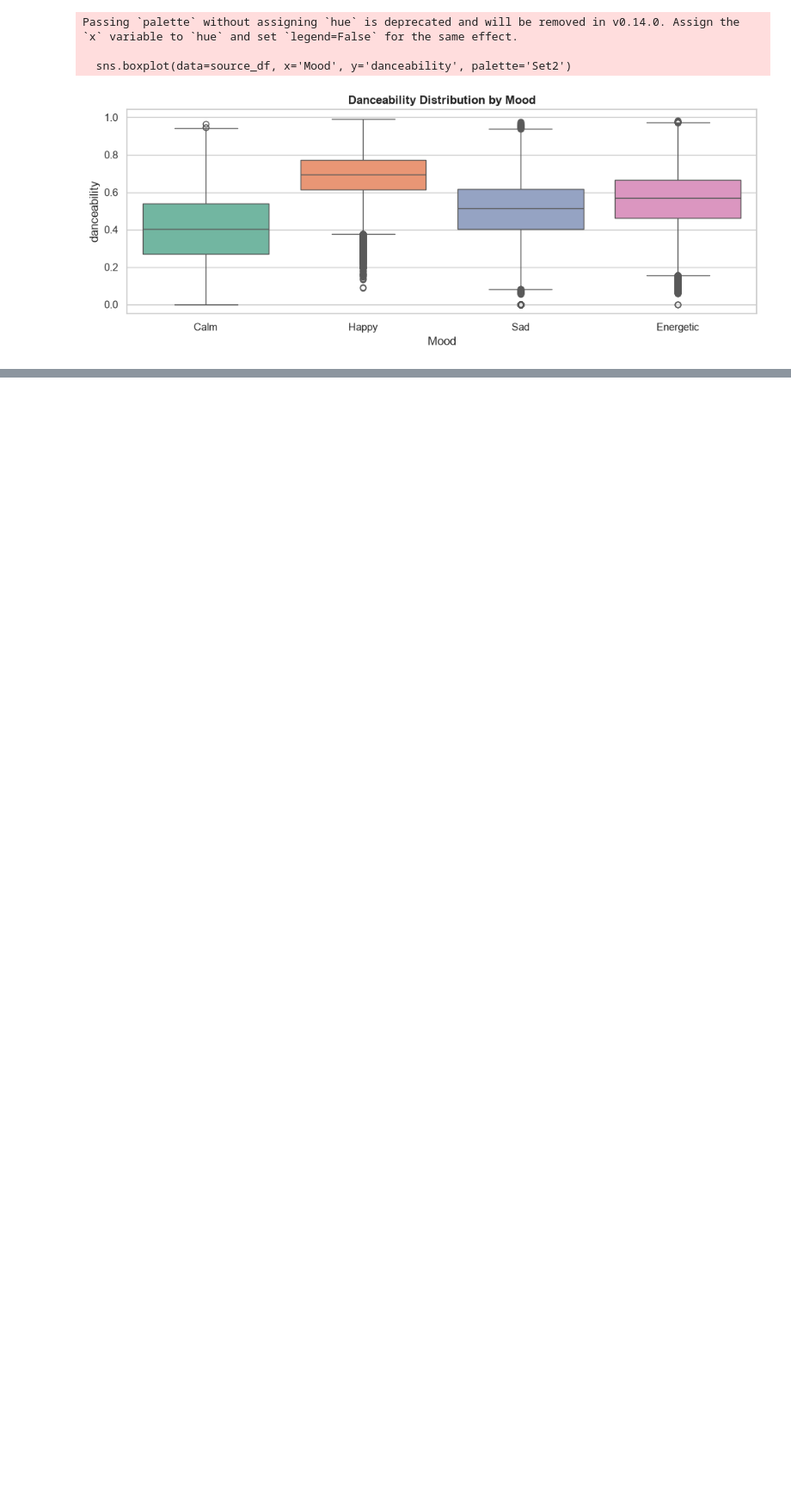
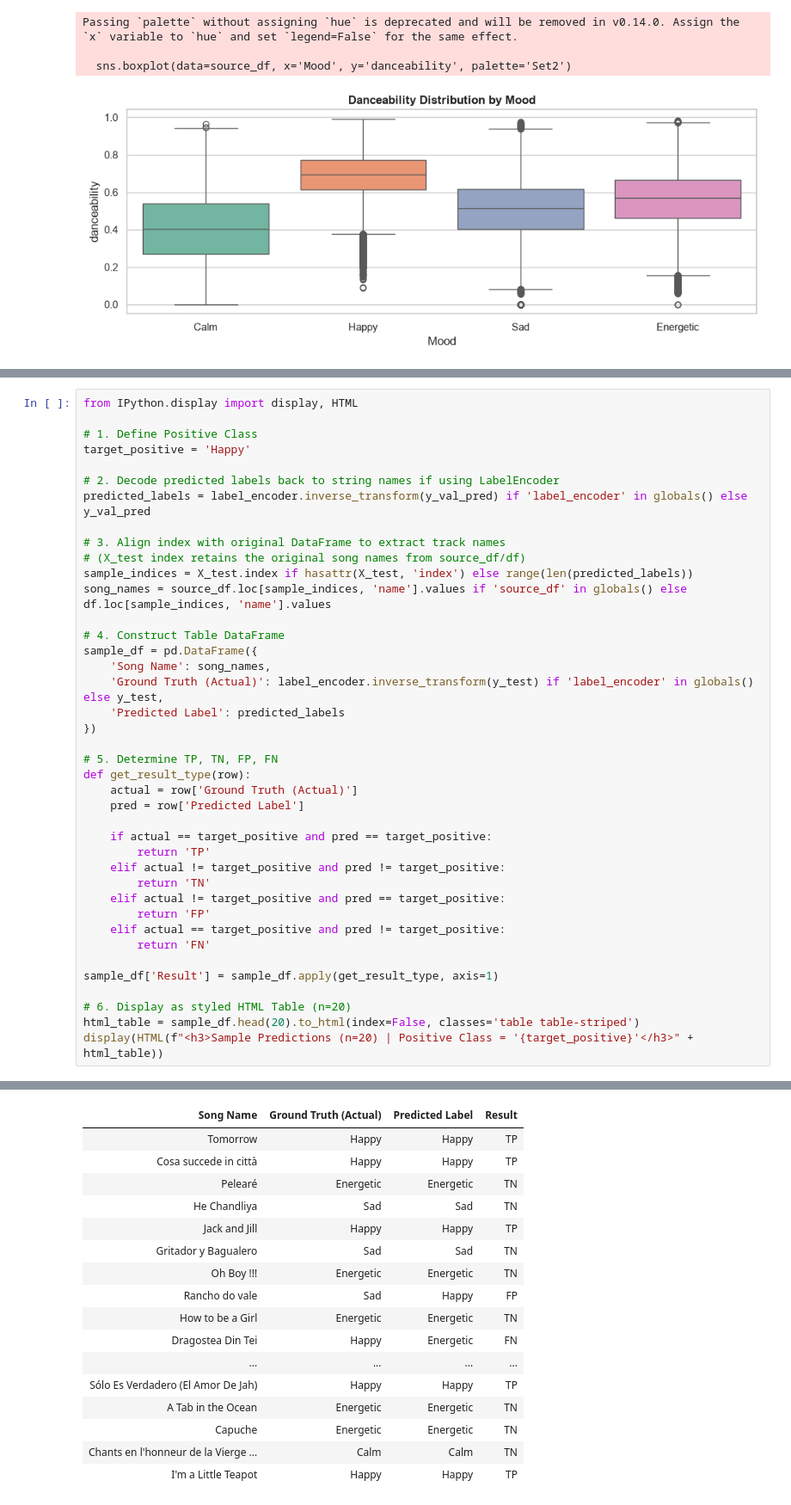
Before and after one commit to ameeri-14/AI-Music-Recommendation, a Jupyter notebook: AI_Music_Project.ipynb, the cells around one changed output, grey strips where cells are left out. Shown at 86% size. Cells and saved outputs as stored; diff of their text form; blank space fills up the shorter version.

```diff
--- a/AI_Music_Project.ipynb
+++ b/AI_Music_Project.ipynb
@@ -467,0 +424,41 @@ weighted avg       0.90      0.90      0.90    117335
+# %%
+from IPython.display import display, HTML
+
+# 1. Define Positive Class
+target_positive = 'Happy'
+
+# 2. Decode predicted labels back to string names if using LabelEncoder
+predicted_labels = label_encoder.inverse_transform(y_val_pred) if 'label_encoder' in globals() else y_val_pred
+
+# 3. Align index with original DataFrame to extract track names
+# (X_test index retains the original song names from source_df/df)
+sample_indices = X_test.index if hasattr(X_test, 'index') else range(len(predicted_labels))
+song_names = source_df.loc[sample_indices, 'name'].values if 'source_df' in globals() else df.loc[sample_indices, 'name'].values
+
+# 4. Construct Table DataFrame
+sample_df = pd.DataFrame({
+    'Song Name': song_names,
+    'Ground Truth (Actual)': label_encoder.inverse_transform(y_test) if 'label_encoder' in globals() else y_test,
+    'Predicted Label': predicted_labels
+})
+
+# 5. Determine TP, TN, FP, FN
+def get_result_type(row):
+    actual = row['Ground Truth (Actual)']
+    pred = row['Predicted Label']
+
+    if actual == target_positive and pred == target_positive:
+        return 'TP'
+    elif actual != target_positive and pred != target_positive:
+        return 'TN'
+    elif actual != target_positive and pred == target_positive:
+        return 'FP'
+    elif actual == target_positive and pred != target_positive:
+        return 'FN'
+
+sample_df['Result'] = sample_df.apply(get_result_type, axis=1)
+
+# 6. Display as styled HTML Table (n=20)
+html_table = sample_df.head(20).to_html(index=False, classes='table table-striped')
+display(HTML(f"<h3>Sample Predictions (n=20) | Positive Class = '{target_positive}'</h3>" + html_table))
+# %% [output]
@@ -467,0 +466,17 @@ weighted avg       0.90      0.90      0.90    117335
+| Song Name | Ground Truth (Actual) | Predicted Label | Result |
+| Tomorrow | Happy | Happy | TP |
+| Cosa succede in città | Happy | Happy | TP |
+| Pelearé | Energetic | Energetic | TN |
+| He Chandliya | Sad | Sad | TN |
+| Jack and Jill | Happy | Happy | TP |
+| Gritador y Bagualero | Sad | Sad | TN |
+| Oh Boy !!! | Energetic | Energetic | TN |
+| Rancho do vale | Sad | Happy | FP |
+| How to be a Girl | Energetic | Energetic | TN |
+| Dragostea Din Tei | Happy | Energetic | FN |
+| ... | ... | ... | ... |
+| Sólo Es Verdadero (El Amor De Jah) | Happy | Happy | TP |
+| A Tab in the Ocean | Energetic | Energetic | TN |
+| Capuche | Energetic | Energetic | TN |
+| Chants en l'honneur de la Vierge ... | Calm | Calm | TN |
+| I'm a Little Teapot | Happy | Happy | TP |
```
Also changed, not shown: parts of 10 cells of this notebook.
